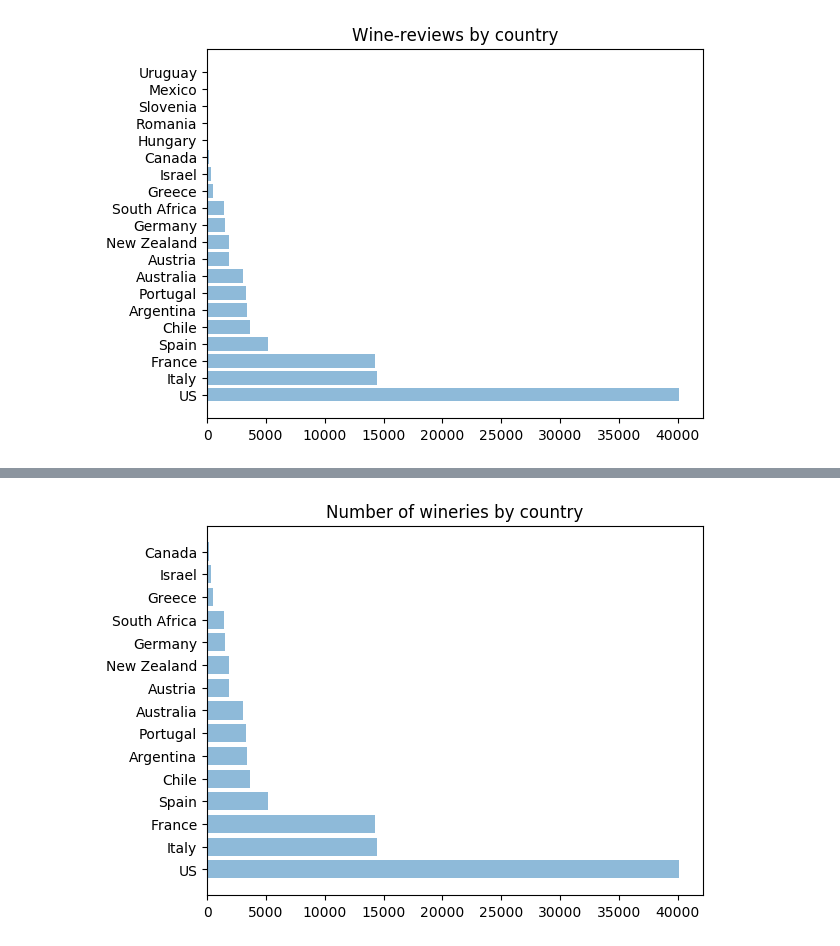
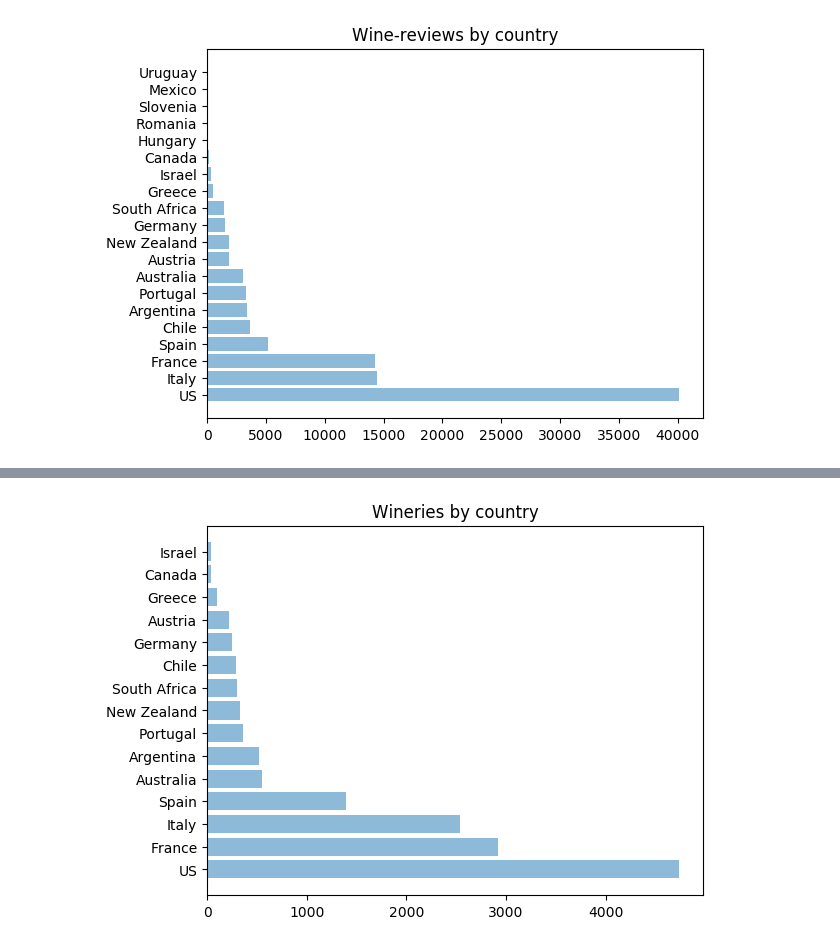
Before and after one commit to pavlafuxova/TFM, a Jupyter notebook: ranking_varieties.ipynb, the cells around one changed output, grey strips where cells are left out. Saved outputs shown, nothing was run; the diff lists cells and outputs as text; code cells hidden in the pictures.

Commit message:
correcting number of wineries by country

```diff
--- a/ranking_varieties.ipynb
+++ b/ranking_varieties.ipynb
@@ -352,4 +352,4 @@ plt.show()
 # %%
 # number of wineries per country
 # %%
-wine3 = wine_f.groupby("country").winery.count().to_frame().reset_index()
+wine3 = wine_f.groupby("country").winery.unique().to_frame().reset_index()
@@ -356,4 +365,4 @@ wine3 = wine_f.groupby("country").winery.count().to_frame().reset_index()
 # %%
-wine3 = wine3.rename(columns={'winery': 'number_of_wineries'})
+wine3["number_of_wineries"] = wine3.winery.apply(len)
 # %%
 wine3 = wine3.sort_values(by="number_of_wineries",ascending=False)
@@ -368,18 +369,18 @@ wine3.head()
 # %%
 plt.rcdefaults()
 fig, ax = plt.subplots()
 
 countries = tuple(wine3.country.tolist())[:15]
 countries = [TextBlob(i.decode('unicode-escape')) for i in countries]
 y_pos = np.arange(len(countries))
 performance = np.array(wine3.number_of_wineries)[:15]
 error = np.random.rand(len(countries))
 
 
 plt.barh(y_pos, performance, align='center', alpha=0.5)
 plt.yticks(y_pos, countries)
-plt.title('Number of wineries by country')
+plt.title('Wineries by country')
 
 plt.show()
 # %% [output]
-[figure, old version]
+[figure, new version]
```
Also changed, not shown: parts of 2 cells of this notebook.
